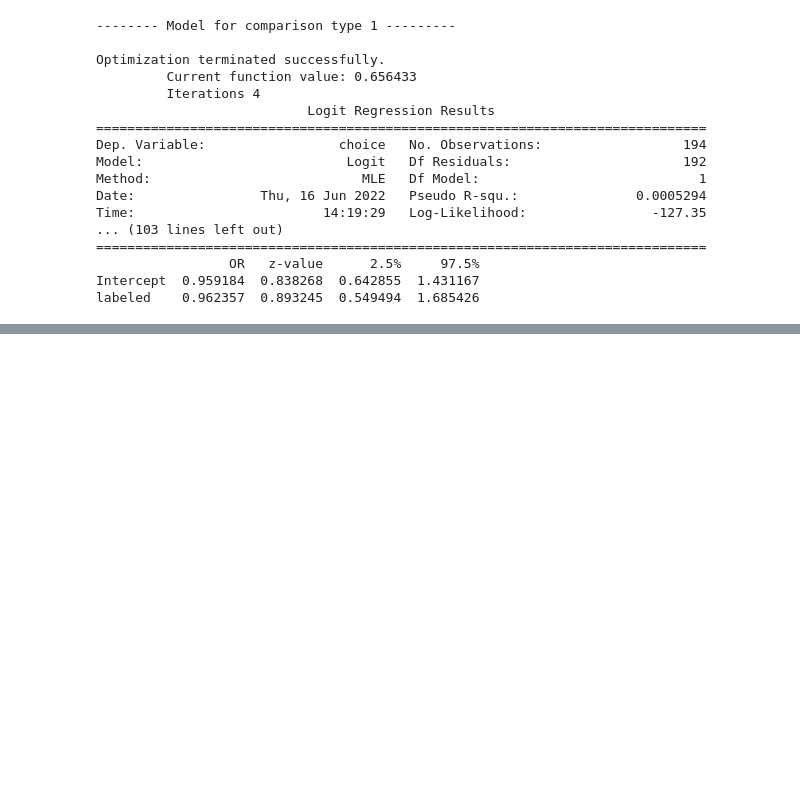
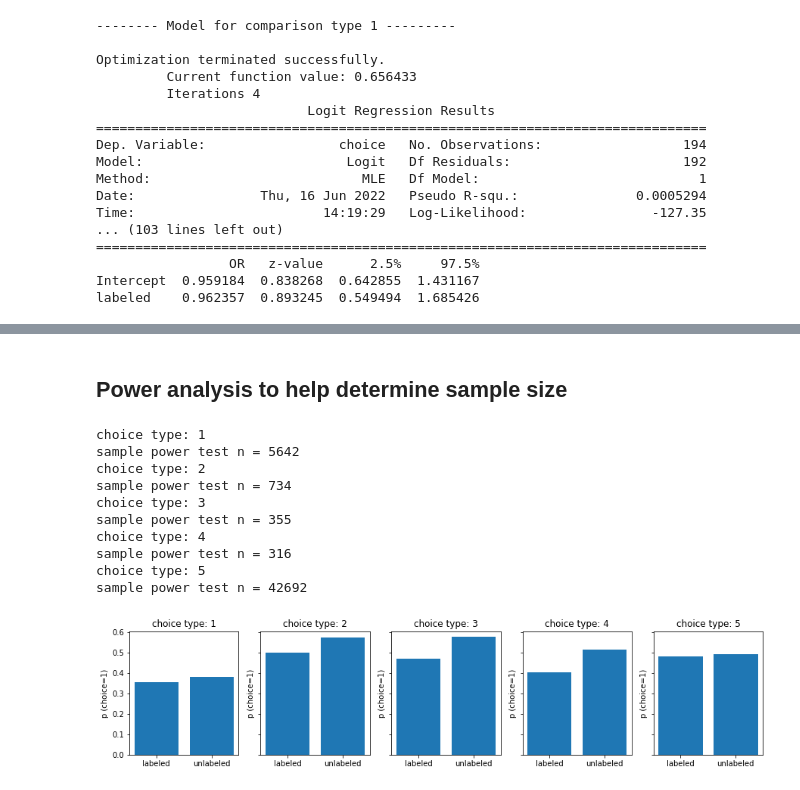
Before and after one commit to aberke/ff, a Jupyter notebook: data-analysis/online-survey-v0-probe.ipynb, the cells around one changed output, grey strips where cells are left out. Saved outputs shown, nothing was run; the diff lists cells and outputs as text; code cells hidden in the pictures; blank space fills up the shorter version.

```diff
--- a/data-analysis/online-survey-v0-probe.ipynb
+++ b/data-analysis/online-survey-v0-probe.ipynb
@@ -294,0 +327,6 @@ labeled    0.962357  0.893245  0.549494  1.685426
+# %%
+response_genders = respondent_df.set_index('ResponseId')['Q_demos_gender']
+# response_genders
+# %%
+choices_df['male'] = choices_df['ResponseId'].apply(lambda r: 1 if response_genders[r]=='1' else 0)
+# choices_df
@@ -294,0 +369,53 @@ labeled    0.962357  0.893245  0.549494  1.685426
+# %% [markdown]
+## Power analysis to help determine sample size
+# %%
+# Borrowed from https://stackoverflow.com/questions/15204070/is-there-a-python-scipy-function-to-determine-parameters-needed-to-obtain-a-ta
+from scipy.stats import norm, zscore
+
+def sample_power_probtest(p1, p2, power=0.8, sig=0.05):
+    z = norm.isf([sig/2]) #two-sided t test
+    zp = -1 * norm.isf([power])
+    d = (p1-p2)
+    s =2*((p1+p2) /2)*(1-((p1+p2) /2))
+    n = s * ((zp + z)**2) / (d**2)
+    return int(round(n[0]))
+# %%
+def get_sample_n(choices_df, choice_type, power=0.8, sig=0.05, verbose=False):
+    c_df = choices_df[(choices_df.choice_type == choice_type)]
+    c_labeled_df = c_df[c_df.labeled == 1]
+    c_unlabeled_df = c_df[c_df.labeled == 0]
+    c_labeled_choice_counts = c_labeled_df.groupby('choice').count()['ResponseId']
+    p_labeled = c_labeled_choice_counts[1] / c_labeled_choice_counts.sum()
+    c_unlabeled_choice_counts = c_unlabeled_df.groupby('choice').count()['ResponseId']
+    p_unlabeled = c_unlabeled_choice_counts[1] / c_unlabeled_choice_counts.sum()
+    n = sample_power_probtest(p_labeled, p_unlabeled, power=power, sig=sig)
+    if verbose:
+        print('labeled:', c_labeled_choice_counts)
+        print('p(choose X=1) ', p_labeled)
+        print('unlabeled:', c_unlabeled_choice_counts)
+        print('p(choose X=1) ', p_unlabeled)
+        print('\nsample power test n = %s' % n)
+    return (n, p_labeled, p_unlabeled)
+# %%
+choice_types = choices_df.choice_type.unique()
+fig, ax = plt.subplots(1, len(choice_types), figsize=(3*len(choice_types),3), sharey=True)
+for i, choice_type in enumerate(choice_types):
+    c_df = choices_df[(choices_df.choice_type == choice_type)]
+    print('choice type: %s' % (choice_type))
+    (n, p_labeled, p_unlabeled) = get_sample_n(c_df, choice_type)
+    print('sample power test n = %s' % n)
+    ax[i].set_ylabel('p (choice=1)')
+    ax[i].set_title('choice type: %s' % (choice_type))
+    ax[i].bar(['labeled','unlabeled'], [p_labeled,p_unlabeled])
+# %% [output]
+choice type: 1
+sample power test n = 5642
+choice type: 2
+sample power test n = 734
+choice type: 3
+sample power test n = 355
+choice type: 4
+sample power test n = 316
+choice type: 5
+sample power test n = 42692
+[figure, added]
```
Also changed, not shown: parts of 10 cells of this notebook.
